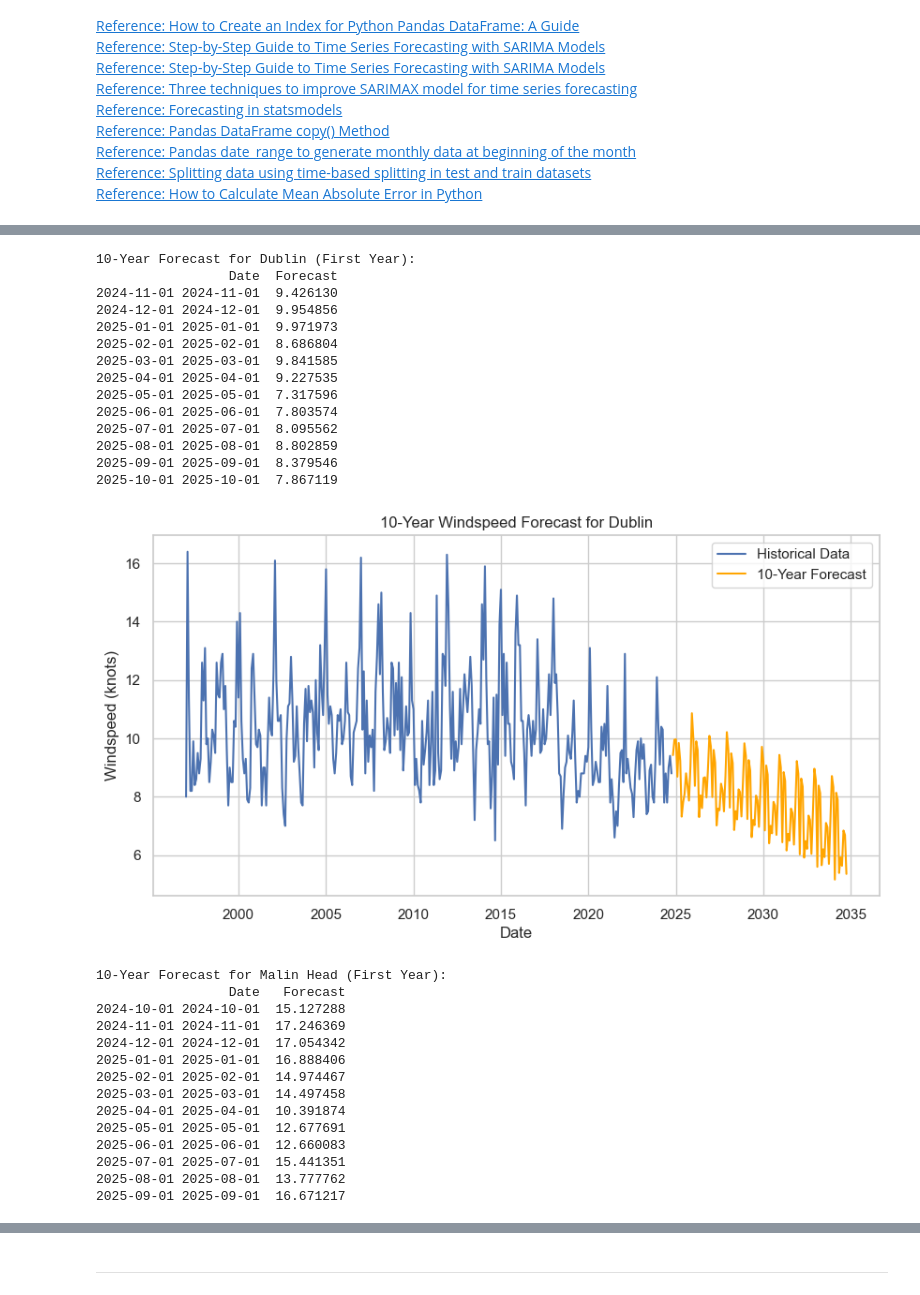
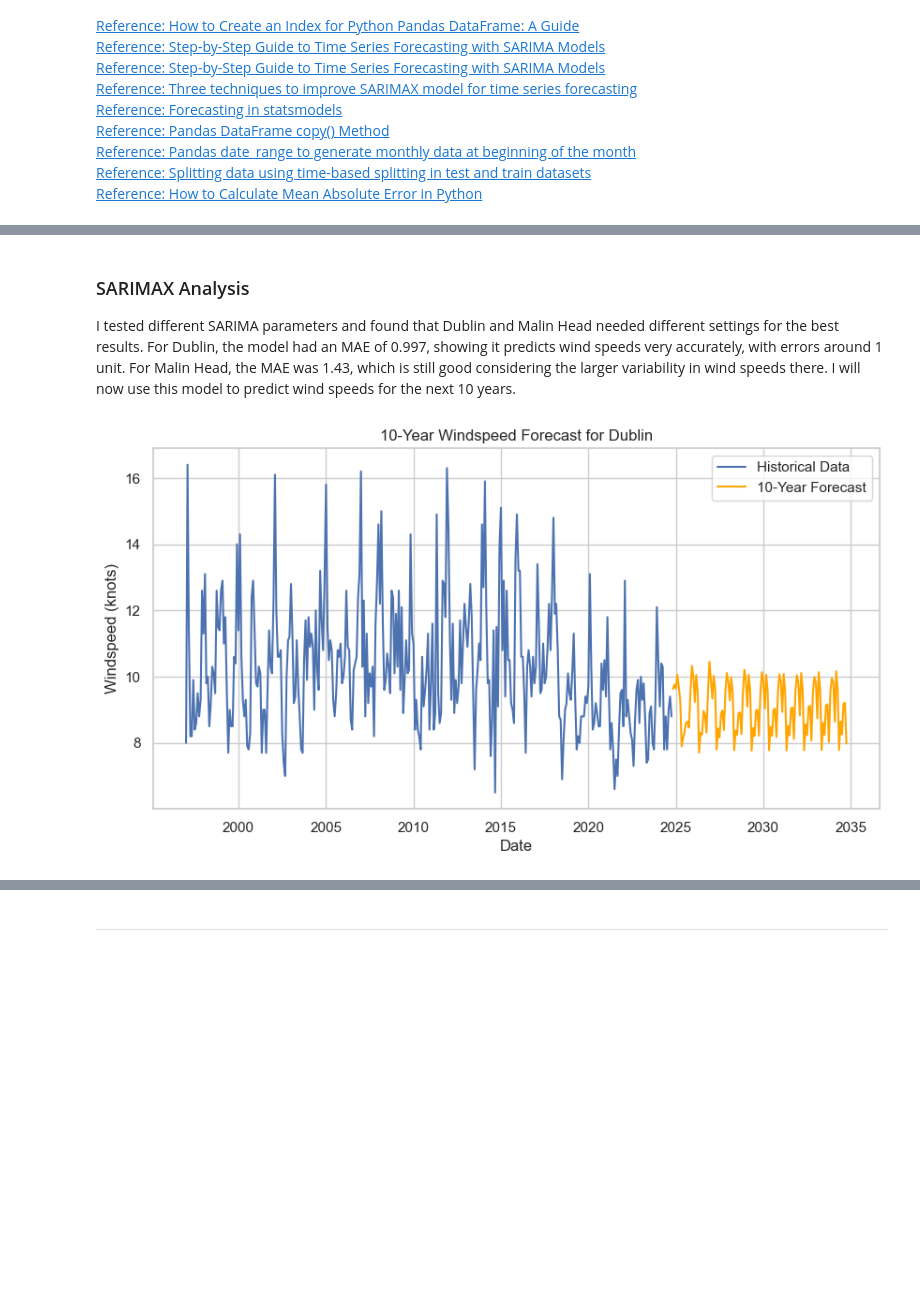
Before and after one commit to sarahembarry/PFDA-project, a Jupyter notebook: bigproject.ipynb, the cells around one changed output, grey strips where cells are left out. Saved outputs shown, nothing was run; the diff lists cells and outputs as text; code cells hidden in the pictures; blank space fills up the shorter version.

Commit message:
refactor sairmax, dublin and malin different parameters

```diff
--- a/bigproject.ipynb
+++ b/bigproject.ipynb
@@ -606,9 +608,18 @@ Time-based splits and numeric date features were applied to improve accuracy, bu
 query_cleaned = "SELECT * FROM cleaned_weather;"
 cleaned_weather = pd.read_sql_query(query_cleaned, conn)
 # %%
-import matplotlib.pyplot as plt
+locations = {
+    "Dublin": {
+        "arima_order": (1, 1, 1),
+        "seasonal_order": (2, 2, 2, 12)
+    },
+    "Malin Head": {
+        "arima_order": (1, 1, 1),
+        "seasonal_order": (2, 1, 2, 12)
+    }
+}
 
-for location in locations:
+for location, params in locations.items():
     # Filter data for the current location and select relevant columns
     location_data = cleaned_weather[cleaned_weather['Location'] == location][['year', 'month', 'wdsp']].copy()
 
@@ -627,8 +638,8 @@ for location in locations:
     # Fit a SARIMA model to the training data
     seasonal_model = SARIMAX(
         train_data['wdsp'],
-        order=(1, 1, 1),  # Basic ARIMA settings: autoregressive, differencing, moving average
-        seasonal_order=(1, 2, 1, 12),  # Basic settings for yearly seasonality in monthly data
+        order=params['arima_order'],  # Use individual ARIMA order for the location
+        seasonal_order=params['seasonal_order'],  # Use individual seasonal order for the location
         enforce_stationarity=False,
         enforce_invertibility=False
     )
@@ -682,10 +688,23 @@ SARIMAX improved accuracy over linear regression, achieving lower MAE across all
+# %% [markdown]
+### SARIMAX Analysis
+
+I tested different SARIMA parameters and found that Dublin and Malin Head needed different settings for the best results. For Dublin, the model had an MAE of 0.997, showing it predicts wind speeds very accurately, with errors around 1 unit. For Malin Head, the MAE was 1.43, which is still good considering the larger variability in wind speeds there. I will now use this model to predict wind speeds for the next 10 years.
 # %%
-# Forecast the next 10 years for Dublin and Malin Head
 forecast_years = 10
 forecast_steps = forecast_years * 12  # 10 years of monthly data
-locations = ['Dublin', 'Malin Head']
 
-for location in locations:
+locations = {
+    "Dublin": {
+        "arima_order": (1, 1, 1),
+        "seasonal_order": (2, 2, 2, 12)
+    },
+    "Malin Head": {
+        "arima_order": (2, 1, 0),
+        "seasonal_order": (2, 1, 2, 12)
+    }
+}
+
+for location, params in locations.items():
     # Filter data for the current location and select relevant columns
     location_data = cleaned_weather[cleaned_weather['Location'] == location][['year', 'month', 'wdsp']].copy()
 
@@ -697,65 +716,33 @@ for location in locations:
     location_data.index = pd.date_range(start=location_data.index[0], periods=len(location_data), freq='MS')
 
     # Fit a SARIMA model to the entire dataset
     seasonal_model = SARIMAX(
         location_data['wdsp'],
-        order=(1, 1, 1),  # Basic ARIMA settings: autoregressive, differencing, moving average
-        seasonal_order=(1, 2, 1, 12),  # Basic settings for yearly seasonality in monthly data
+        order=params['arima_order'],  # Use individual ARIMA order for the location
+        seasonal_order=params['seasonal_order'],  # Use individual seasonal order for the location
         enforce_stationarity=False,
         enforce_invertibility=False
     )
     seasonal_fit = seasonal_model.fit(disp=False)  # Suppress long output
 
     # Generate forecasts for the next 10 years
     forecast_values = seasonal_fit.forecast(steps=forecast_steps)
 
     # Generate the index for the forecasted dates
     forecast_index = pd.date_range(
         start=location_data.index[-1] + pd.DateOffset(months=1),
         periods=forecast_steps,
         freq='MS'
     )
 
-    # Print the first year's forecasted values
-    print(f"\n10-Year Forecast for {location} (First Year):")
-    print(pd.DataFrame({'Date': forecast_index[:12], 'Forecast': forecast_values[:12]}))
-
     # Plot the historical data and forecast
     plt.figure(figsize=(10, 5))
     plt.plot(location_data['wdsp'], label='Historical Data')
     plt.plot(forecast_index, forecast_values, label='10-Year Forecast', color='orange')
     plt.title(f"10-Year Windspeed Forecast for {location}")
     plt.xlabel("Date")
     plt.ylabel("Windspeed (knots)")
     plt.legend()
     plt.show()
 # %% [output]
-10-Year Forecast for Dublin (First Year):
-                 Date  Forecast
-2024-11-01 2024-11-01  9.426130
-2024-12-01 2024-12-01  9.954856
-2025-01-01 2025-01-01  9.971973
-2025-02-01 2025-02-01  8.686804
-2025-03-01 2025-03-01  9.841585
-2025-04-01 2025-04-01  9.227535
-2025-05-01 2025-05-01  7.317596
-2025-06-01 2025-06-01  7.803574
-2025-07-01 2025-07-01  8.095562
-2025-08-01 2025-08-01  8.802859
-2025-09-01 2025-09-01  8.379546
-2025-10-01 2025-10-01  7.867119
-[figure, old version]
+[figure, new version]
-10-Year Forecast for Malin Head (First Year):
-                 Date   Forecast
-2024-10-01 2024-10-01  15.127288
-2024-11-01 2024-11-01  17.246369
-2024-12-01 2024-12-01  17.054342
-2025-01-01 2025-01-01  16.888406
-2025-02-01 2025-02-01  14.974467
-2025-03-01 2025-03-01  14.497458
-2025-04-01 2025-04-01  10.391874
-2025-05-01 2025-05-01  12.677691
-2025-06-01 2025-06-01  12.660083
-2025-07-01 2025-07-01  15.441351
-2025-08-01 2025-08-01  13.777762
-2025-09-01 2025-09-01  16.671217
```
Also changed, not shown: parts of 4 cells of this notebook, 1 other file.
